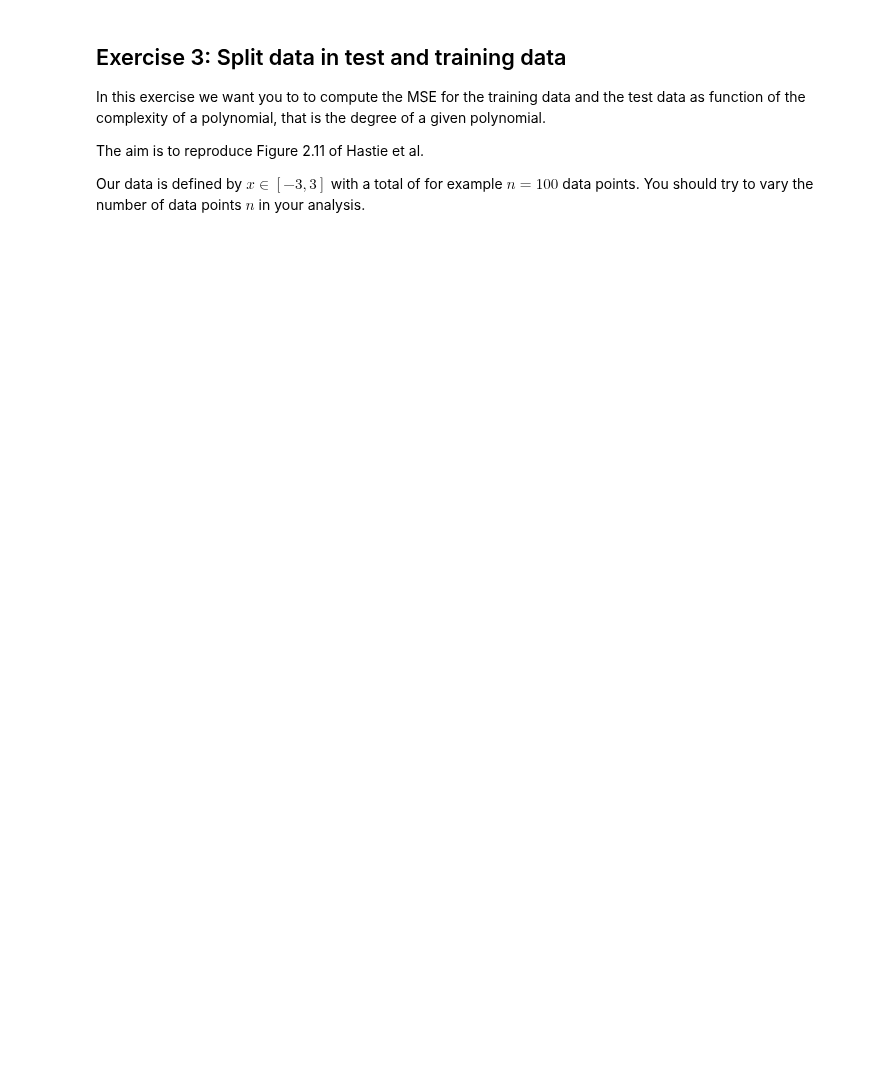
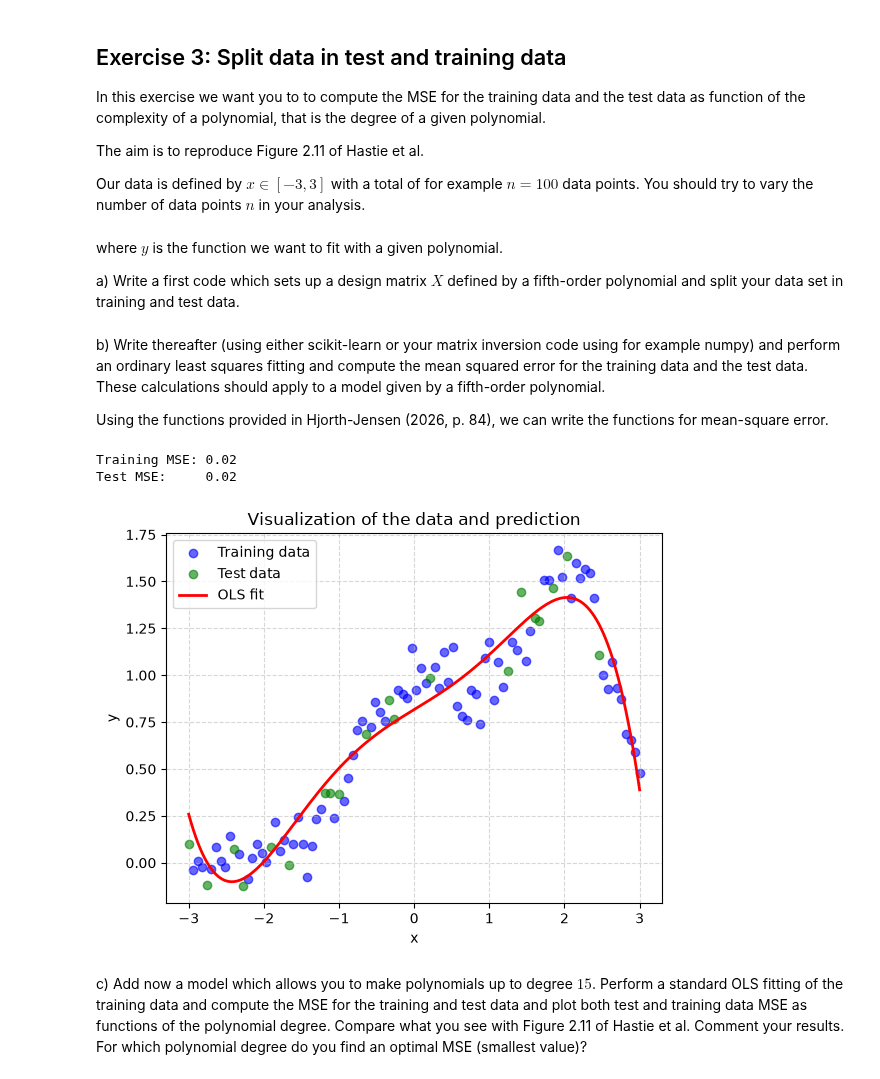
Before and after one commit to SigurdRiseth/FYS-STK4155-exercises, a Jupyter notebook: week34/solution.ipynb, the cells around one changed output. Saved outputs shown, nothing was run; the diff lists cells and outputs as text; code cells hidden in the pictures; blank space fills up the shorter version.

```diff
--- a/week34/solution.ipynb
+++ b/week34/solution.ipynb
@@ -124,3 +158,59 @@ n = 100
 # Make data set.
 x = np.linspace(-3, 3, n).reshape(-1, 1)
 y = np.exp(-x**2) + 1.5 * np.exp(-(x-2)**2)+ np.random.normal(0, 0.1, x.shape)
+y = y.ravel()
+# %% [markdown]
+where $y$ is the function we want to fit with a given polynomial.
+
+a) Write a first code which sets up a design matrix $X$ defined by a fifth-order polynomial and split your data set in training and test data.
+# %%
+from sklearn.model_selection import train_test_split
+
+# Create design matrix X of degree 5
+degree = 5
+X = np.column_stack([x**i for i in range(degree + 1)])
+
+# Split dataset into training and test data
+X_train, X_test, y_train, y_test = train_test_split(X, y, test_size=0.2, random_state=42)
+# %% [markdown]
+b) Write thereafter (using either scikit-learn or your matrix inversion code using for example numpy) and perform an ordinary least squares fitting and compute the mean squared error for the training data and the test data. These calculations should apply to a model given by a fifth-order polynomial.
+
+Using the functions provided in Hjorth-Jensen (2026, p. 84), we can write the functions for mean-square error.
+# %%
+# Fit regression model
+theta = ols(X_train, y_train)
+
+def mse(y, y_tilde):
+    return np.mean((y-y_tilde)**2)
+
+y_train_tilde = X_train @ theta
+y_test_tilde  = X_test @ theta
+
+mse_train = mse(y_train, y_train_tilde)
+mse_test  = mse(y_test, y_test_tilde)
+
+print(f"Training MSE: {mse_train:.2f}")
+print(f"Test MSE:     {mse_test:.2f}")
+# %% [output]
+Training MSE: 0.02
+Test MSE:     0.02
+# %%
+plt.scatter(X_train[:, 1], y_train, color='blue', alpha=0.6, label='Training data')
+plt.scatter(X_test[:, 1], y_test, color='green', alpha=0.6, label='Test data')
+
+x_grid = np.linspace(x.min(), x.max(), 200).reshape(-1, 1)
+X_grid = np.column_stack([x_grid**i for i in range(degree + 1)])
+y_grid = X_grid @ theta
+plt.plot(x_grid, y_grid, color='red', linewidth=2, label='OLS fit')
+
+plt.title('Visualization of the data and prediction')
+plt.xlabel('x')
+plt.ylabel('y')
+plt.legend()
+plt.grid(True, linestyle='--', alpha=0.5)
+
+plt.show()
+# %% [output]
+[figure, added]
+# %% [markdown]
+c) Add now a model which allows you to make polynomials up to degree $15$. Perform a standard OLS fitting of the training data and compute the MSE for the training and test data and plot both test and training data MSE as functions of the polynomial degree. Compare what you see with Figure 2.11 of Hastie et al. Comment your results. For which polynomial degree do you find an optimal MSE (smallest value)?
```
Also changed, not shown: parts of 7 cells of this notebook, 1 other file.
